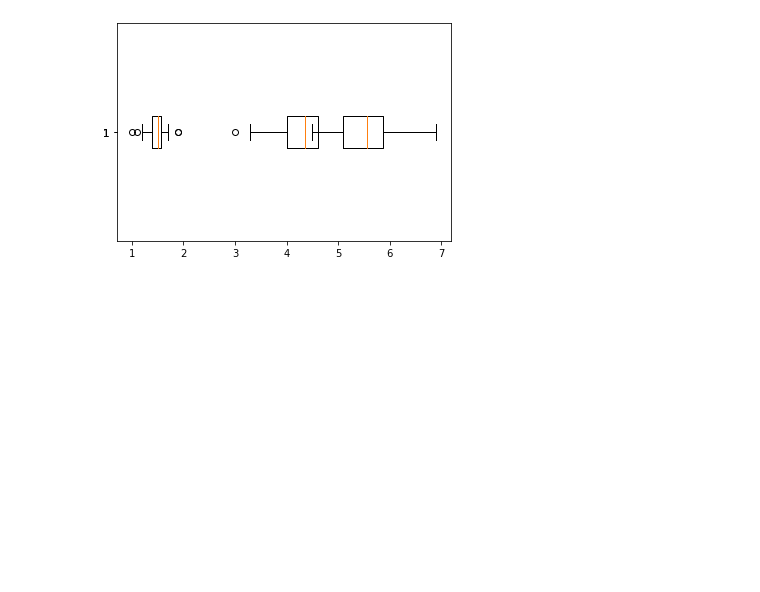
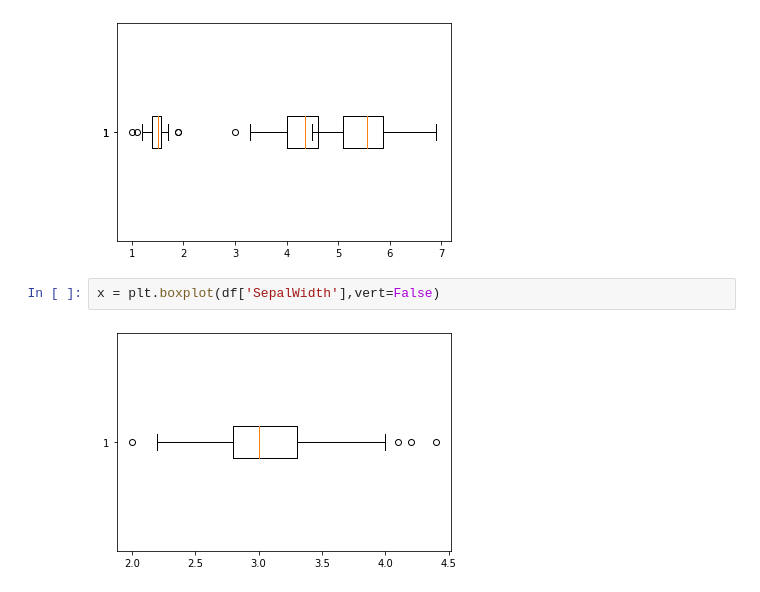
Before and after one commit to Jittiya/data_viz_2022, a Jupyter notebook: DataViz02_Data_Distribution.ipynb, the cells around one changed output. Drawn from its saved outputs; the diff is of its cells as text; blank space fills up the shorter version.

```diff
--- a/DataViz02_Data_Distribution.ipynb
+++ b/DataViz02_Data_Distribution.ipynb
@@ -347,3 +347,7 @@ versicolorbp = plt.boxplot(df2['PetalLength'][50:100],vert=False)
 verginigabp = plt.boxplot(df2['PetalLength'][100:],vert=False)
 # %% [output]
 [figure]
+# %%
+x = plt.boxplot(df['SepalWidth'],vert=False)
+# %% [output]
+[figure, added]
```
Also changed, not shown: parts of 2 cells of this notebook.
